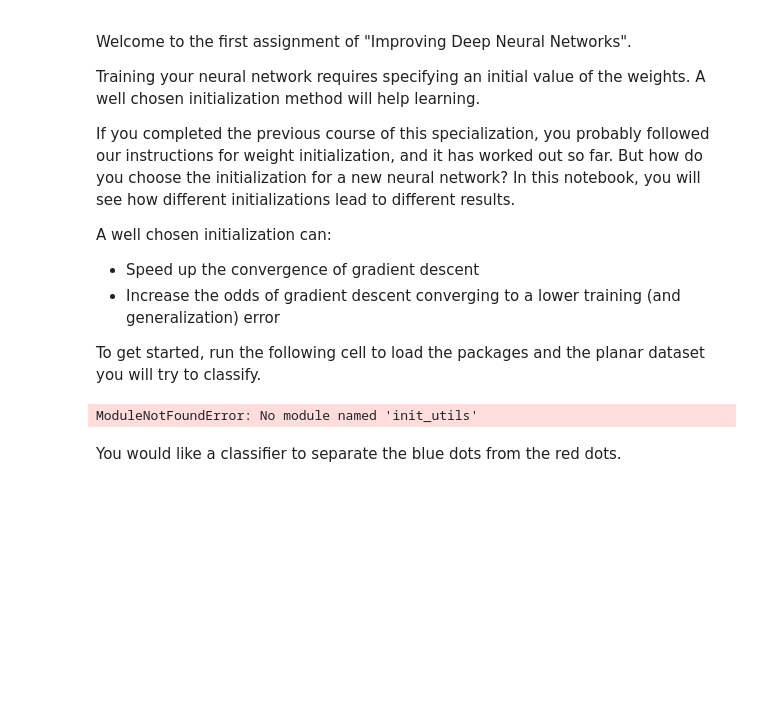
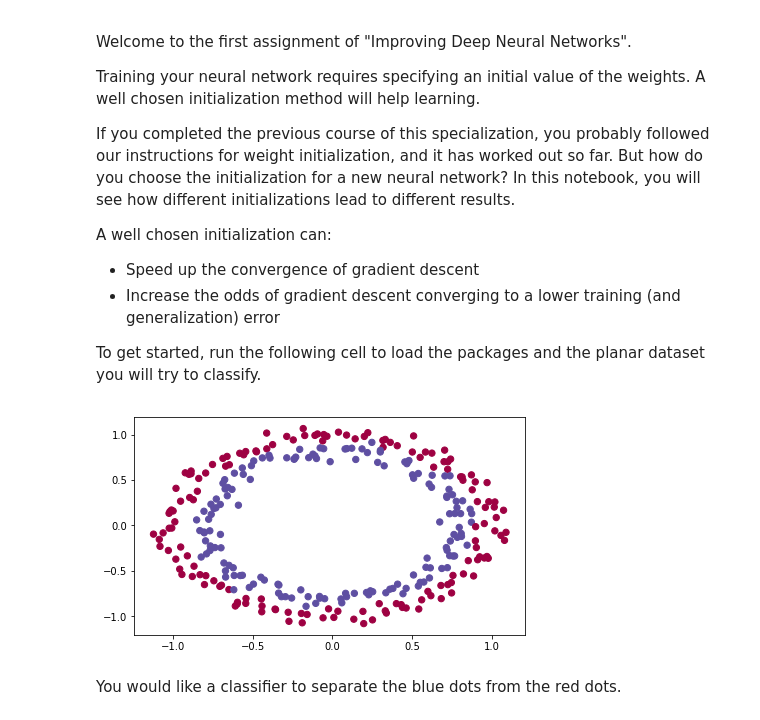
Before and after one commit to WilsonAir/Deeplearning_ai_Course_Coding_Practice, a Jupyter notebook: 2-1/Initialization/Initialization.ipynb, the cells around one changed output. Drawn from its saved outputs; the diff is of its cells as text; code cells hidden in the pictures; blank space fills up the shorter version.

```diff
--- a/2-1/Initialization/Initialization.ipynb
+++ b/2-1/Initialization/Initialization.ipynb
@@ -15,25 +15,25 @@ To get started, run the following cell to load the packages and the planar datas
 # %%
 import numpy as np
 import matplotlib.pyplot as plt
 import sklearn
 import sklearn.datasets
 
 import os
 
-os.chdir('D:/DE/Python/DeepLearning_ai/Coding/2-1/Gradient Checking')
+os.chdir("D:\\DE\\Python\\DeepLearning_ai\\Coding\\2-1\\Initialization")
 
 from init_utils import sigmoid, relu, compute_loss, forward_propagation, backward_propagation
 from init_utils import update_parameters, predict, load_dataset, plot_decision_boundary, predict_dec
 
-% matplotlib inline
+%matplotlib inline
 plt.rcParams['figure.figsize'] = (7.0, 4.0)  # set default size of plots
 plt.rcParams['image.interpolation'] = 'nearest'
 plt.rcParams['image.cmap'] = 'gray'
 
 # load image dataset: blue/red dots in circles
 train_X, train_Y, test_X, test_Y = load_dataset()
 # %% [output]
-ModuleNotFoundError: No module named 'init_utils'
+[figure, added]
 # %% [markdown]
 You would like a classifier to separate the blue dots from the red dots.
 # %% [markdown]
```
Also changed, not shown: parts of 14 cells of this notebook, 2 other files.
